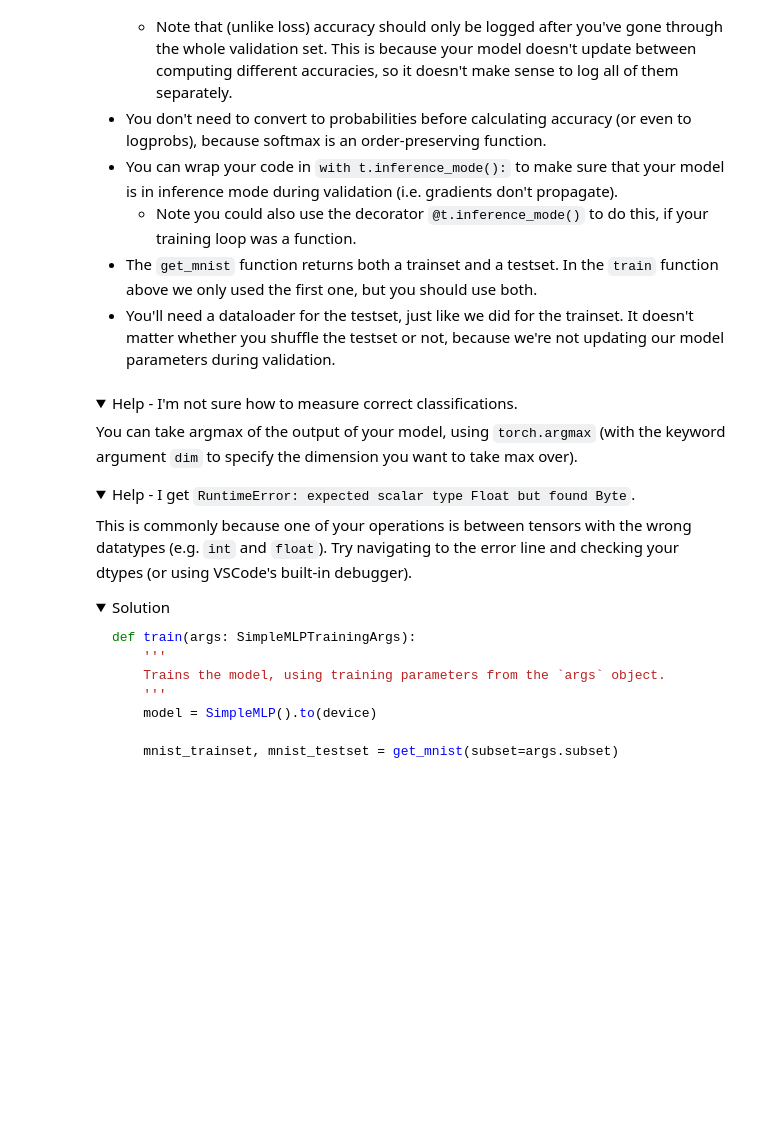
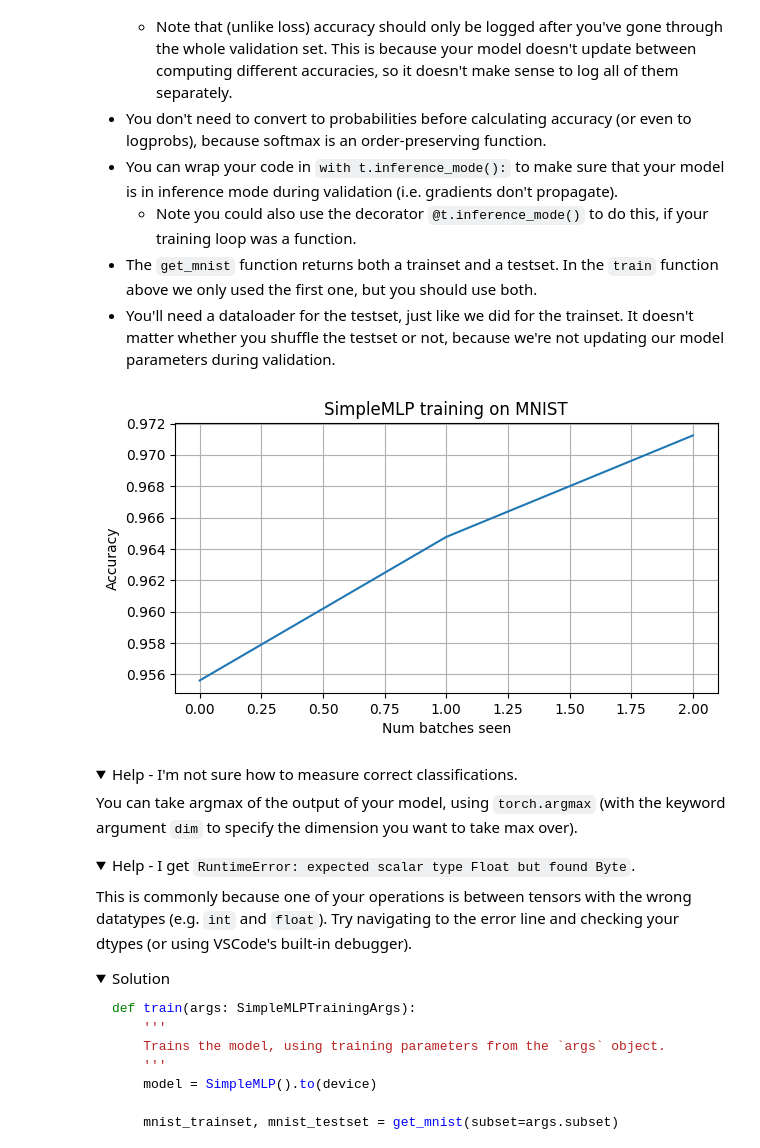
Before and after one commit to Informa-Tiger/AI-verstehen-Winteraka-2024-25, a Jupyter notebook: Hälfte 1/cnns.ipynb, the cells around one changed output. Saved outputs shown, nothing was run; the diff lists cells and outputs as text; code cells hidden in the pictures; folded sections open; blank space fills up the shorter version.

Commit message:
modules

```diff
--- a/Hälfte 1/cnns.ipynb
+++ b/Hälfte 1/cnns.ipynb
@@ -1408,12 +1442,18 @@ Please ask a TA (or message the Slack group) if any part of this diagram is uncl
 # %%
-class SimpleMLP(nn.Module):
+class SimpleMLP(Sequential):
     def __init__(self):
         super().__init__()
-        pass
+        self.flatten = Flatten()
+        self.relu = ReLU()
+        self.linear1 = Linear(28**2, 100)
+        self.linear2 = Linear(100, 10)
 
     def forward(self, x: t.Tensor) -> t.Tensor:
-        pass
+        return self.linear2(self.relu(self.linear1(self.flatten(x))))
 
 
-test_mlp_module(SimpleMLP)
-test_mlp_forward(SimpleMLP)
+
+# test_mlp_module(SimpleMLP)
+# test_mlp_forward(SimpleMLP)
+m = SimpleMLP()
+print(list(m.parameters()))
@@ -1743,3 +1837,68 @@ Here are a few tips to help you:
+# %%
+# YOUR CODE HERE - add a validation loop
+
+@dataclass
+class SimpleMLPTrainingArgs():
+    '''
+    Defining this class implicitly creates an __init__ method, which sets arguments as
+    given below, e.g. self.batch_size = 64. Any of these arguments can also be overridden
+    when you create an instance, e.g. args = SimpleMLPTrainingArgs(batch_size=128).
+    '''
+    batch_size: int = 64
+    epochs: int = 3
+    learning_rate: float = 1e-3
+    subset: int = 10
+
+
+def train(args: SimpleMLPTrainingArgs, validate=True):
+    '''
+    Trains the model, using training parameters from the `args` object.
+    '''
+    model = SimpleMLP().to(device)
+
+    mnist_trainset, mnist_testset = get_mnist(subset=args.subset)
+    mnist_trainloader = DataLoader(mnist_trainset, batch_size=args.batch_size, shuffle=True)
+    mnist_testloader = DataLoader(mnist_testset, batch_size=args.batch_size, shuffle=True)
+
+    optimizer = t.optim.Adam(model.parameters(), lr=args.learning_rate)
+    loss_list = []
+    acc_list = []
+
+    for epoch in tqdm(range(args.epochs)):
+        for imgs, labels in mnist_trainloader:
+            imgs = imgs.to(device)
+            labels = labels.to(device)
+            logits = model(imgs)
+            loss = F.cross_entropy(logits, labels)
+            loss.backward()
+            optimizer.step()
+            optimizer.zero_grad()
+            loss_list.append(loss.item())
+
+        # Validation
+        batch_accs = []
+        for imgs, labels in mnist_testloader:
+            imgs = imgs.to(device)
+            labels = labels.to(device)
+            logits = model(imgs)
+            acc = (t.argmax(logits, dim=1) == labels).float().mean()
+            batch_accs.append([acc])
+        acc_list.append(np.mean(batch_accs))
+
+
+    line(
+        acc_list,
+        # yaxis_range=[0, max(acc_list) + 0.1],
+        labels={"x": "Num batches seen", "y": "Accuracy"},
+        title="SimpleMLP training on MNIST",
+        width=700
+    )
+
+
+args = SimpleMLPTrainingArgs(subset=1)
+train(args)
+# %% [output]
+[figure, added]
 # %% [markdown]
 <details>
 <summary>Help - I'm not sure how to measure correct classifications.</summary>
```
Also changed, not shown: parts of 9 cells of this notebook.
